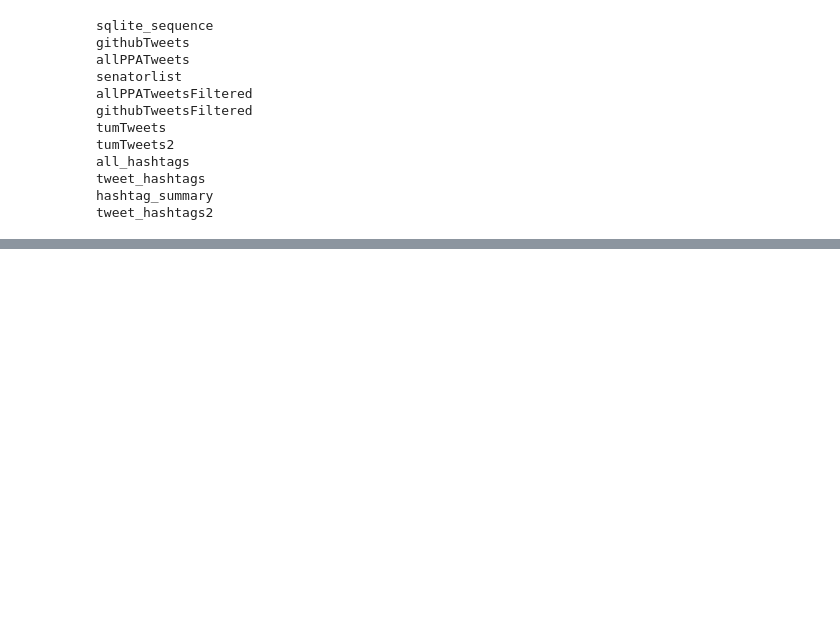
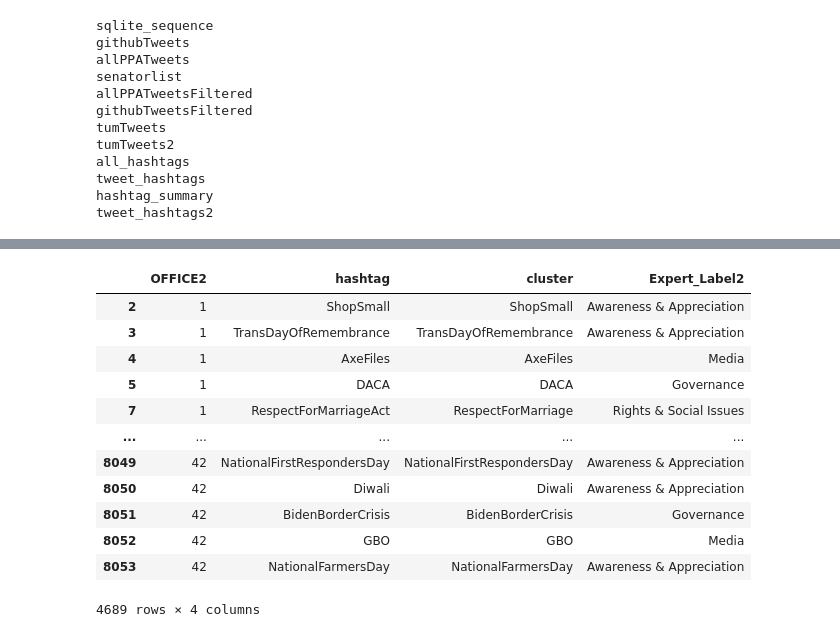
Before and after one commit to CEL-lab/multilayer_polarization, a Jupyter notebook: data/zero2hero.ipynb, the cells around one changed output, grey strips where cells are left out. Cells and saved outputs as stored; diff of their text form; code cells hidden in the pictures; blank space fills up the shorter version.

```diff
--- a/data/zero2hero.ipynb
+++ b/data/zero2hero.ipynb
@@ -660,0 +617,19 @@ conn.close()
+# %%
+# filter where sub_category is not null
+merged_data = merged_data[merged_data['Expert_Label2'].notnull()]
+
+merged_data
+# %% [output]
+|  | OFFICE2 | hashtag | cluster | Expert_Label2 |
+| 2 | 1 | ShopSmall | ShopSmall | Awareness & Appreciation |
+| 3 | 1 | TransDayOfRemembrance | TransDayOfRemembrance | Awareness & Appreciation |
+| 4 | 1 | AxeFiles | AxeFiles | Media |
+| 5 | 1 | DACA | DACA | Governance |
+| 7 | 1 | RespectForMarriageAct | RespectForMarriage | Rights & Social Issues |
+| ... | ... | ... | ... | ... |
+| 8049 | 42 | NationalFirstRespondersDay | NationalFirstRespondersDay | Awareness & Appreciation |
+| 8050 | 42 | Diwali | Diwali | Awareness & Appreciation |
+| 8051 | 42 | BidenBorderCrisis | BidenBorderCrisis | Governance |
+| 8052 | 42 | GBO | GBO | Media |
+| 8053 | 42 | NationalFarmersDay | NationalFarmersDay | Awareness & Appreciation |
+4689 rows × 4 columns
```
Also changed, not shown: parts of 25 cells of this notebook, 5 other files.
